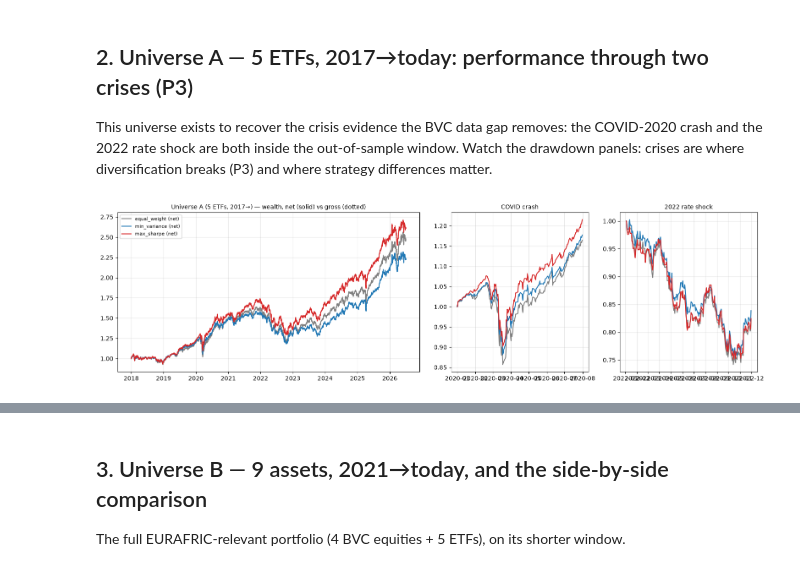
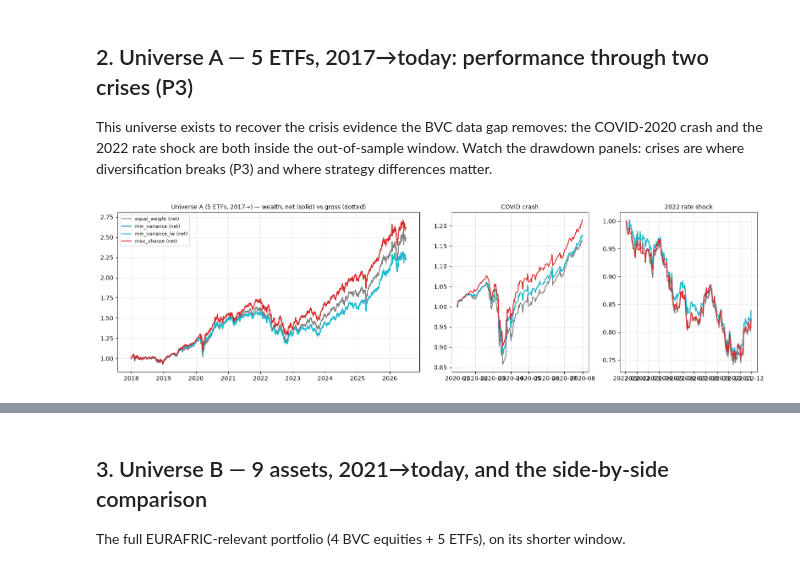
Before and after one commit to SouhailBourhim/Portfolio_ML, a Jupyter notebook: notebooks/phase2_backtest.ipynb, the cells around one changed output, grey strips where cells are left out. Saved outputs shown, nothing was run; the diff lists cells and outputs as text; code cells hidden in the pictures.

```diff
--- a/notebooks/phase2_backtest.ipynb
+++ b/notebooks/phase2_backtest.ipynb
@@ -80,6 +80,7 @@ These are not claims; they are **tested** (`tests/test_backtest.py`):
 STRATEGIES = [
     EqualWeight(),
     MinVariance(max_weight=P['max_weight']),
+    MinVarianceLW(max_weight=P['max_weight']),   # covariance ablation ladder, rung 1
     MaxSharpe(max_weight=P['max_weight'], risk_free_annual=P['risk_free_annual']),
 ]
 
@@ -92,8 +93,9 @@ for uni_name, returns in UNIVERSES.items():
         run_backtest(returns, s,
                      rebalance_freq=P['rebalance_freq'],
                      min_train_days=P['min_train_days'],
-                     cost_bps=costs, universe_name=uni_name)
+                     cost_bps=costs, universe_name=uni_name,
+                     max_weight=P['max_weight'])   # engine-enforced cap
         for s in STRATEGIES
     ]
-print('6 backtests complete.')
+print(f"{len(STRATEGIES) * len(UNIVERSES)} backtests complete.")
 # %% [output]
@@ -105,23 +107,24 @@ This universe exists to recover the crisis evidence the BVC data gap removes: th
 crash and the 2022 rate shock are both inside the out-of-sample window. Watch the drawdown
 panels: crises are where diversification breaks (P3) and where strategy differences matter.
 # %%
-COLORS = {'equal_weight': 'tab:gray', 'min_variance': 'tab:blue', 'max_sharpe': 'tab:red'}
+COLORS = {'equal_weight': 'tab:gray', 'min_variance': 'tab:blue',
+          'min_variance_lw': 'tab:cyan', 'max_sharpe': 'tab:red'}
 
 fig, axes = plt.subplots(1, 3, figsize=(16, 4.5),
                          gridspec_kw={'width_ratios': [2.2, 1, 1]})
 for r in RESULTS['etf_2017']:
     wealth_net = (1 + r.net_returns).cumprod()
     wealth_gross = (1 + r.gross_returns).cumprod()
     axes[0].plot(wealth_net, label=f'{r.strategy_name} (net)', color=COLORS[r.strategy_name])
     axes[0].plot(wealth_gross, ls=':', alpha=0.6, color=COLORS[r.strategy_name])
     for ax, (lo, hi, title) in zip(axes[1:], [('2020-01', '2020-07', 'COVID crash'),
                                               ('2022-01', '2022-11', '2022 rate shock')]):
         seg = wealth_net.loc[lo:hi]
         ax.plot(seg / seg.iloc[0], color=COLORS[r.strategy_name])
         ax.set_title(title, fontsize=10)
 axes[0].set_title('Universe A (5 ETFs, 2017→) — wealth, net (solid) vs gross (dotted)', fontsize=10)
 axes[0].legend(fontsize=8)
 for ax in axes: ax.grid(alpha=0.3)
 plt.tight_layout(); plt.show()
 # %% [output]
-[figure, old version]
+[figure, new version]
```
Also changed, not shown: parts of 9 cells of this notebook, 3 other files.
